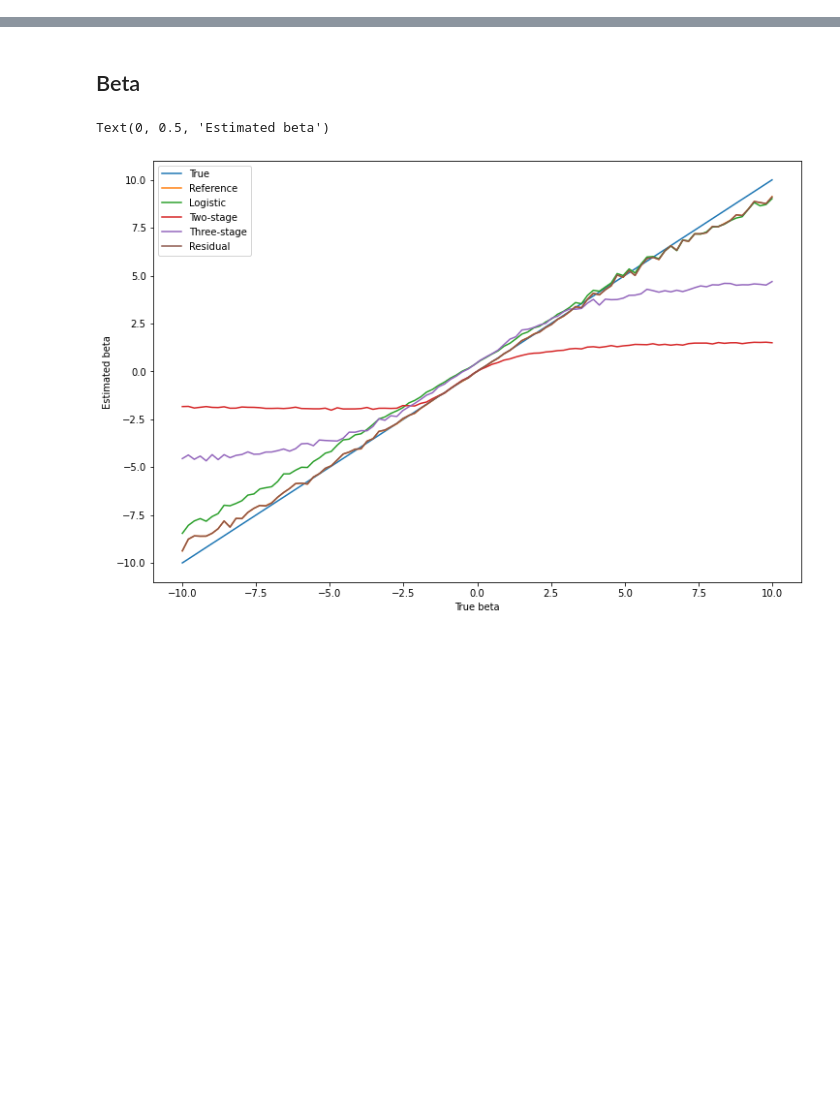
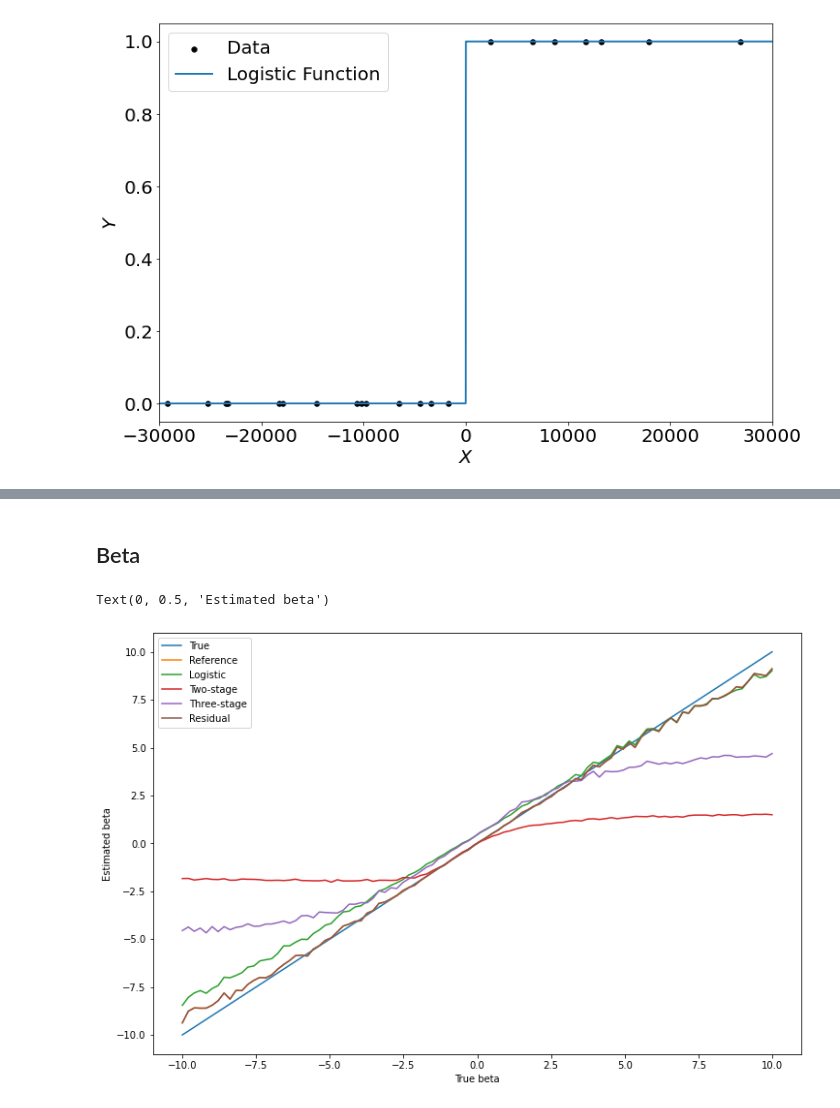
Before and after one commit to LangtianM/IV_Logistic, a Jupyter notebook: Exp_with_restricted_Range.ipynb, the cells around one changed output, grey strips where cells are left out. Cells and saved outputs as stored; diff of their text form; code cells hidden in the pictures; blank space fills up the shorter version.

```diff
--- a/Exp_with_restricted_Range.ipynb
+++ b/Exp_with_restricted_Range.ipynb
@@ -11,0 +93,22 @@ res_coef = np.zeros(100)
+# %%
+from scipy.special import expit
+
+gamma = 10 ** 5
+data = sim_data(100, gamma = gamma, sigma_e=0.1)
+plt.figure(figsize=(12, 8))
+plt.scatter(data.X, data.Y, c='k', s=30, label='Data')
+x_neg = np.linspace(-10**5, -20, 50)
+x_zero = np.linspace(-20, 20, 100)
+x_pos = np.linspace(20, 10**5, 50)
+x = np.concatenate((x_neg, x_zero, x_pos))
+y = expit(x)
+plt.plot(x, y, label='Logistic Function', linewidth=2)
+plt.xlim(-30000, 30000)
+plt.xlabel(r'$X$', fontsize=20)
+plt.ylabel(r'$Y$', fontsize=20)
+plt.legend(fontsize=20)
+plt.xticks(fontsize=20)
+plt.yticks(fontsize=20)
+plt.savefig("figures/data_with_extreme_gamma.pdf", format='pdf')
+# %% [output]
+[figure, added]
```
Also changed, not shown: parts of 10 cells of this notebook, 4 other files.
